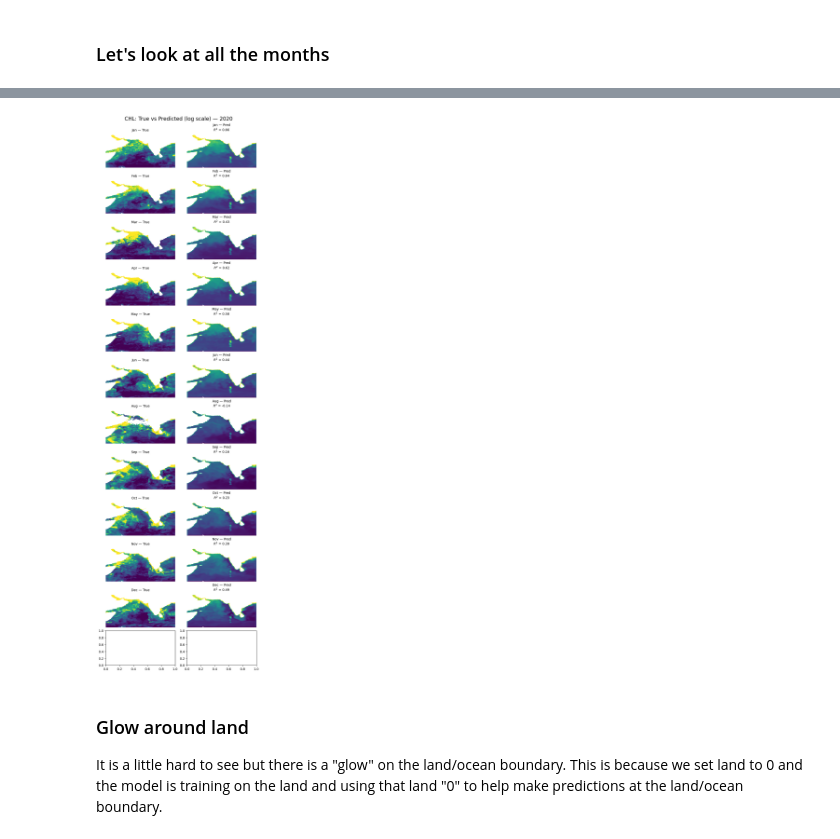
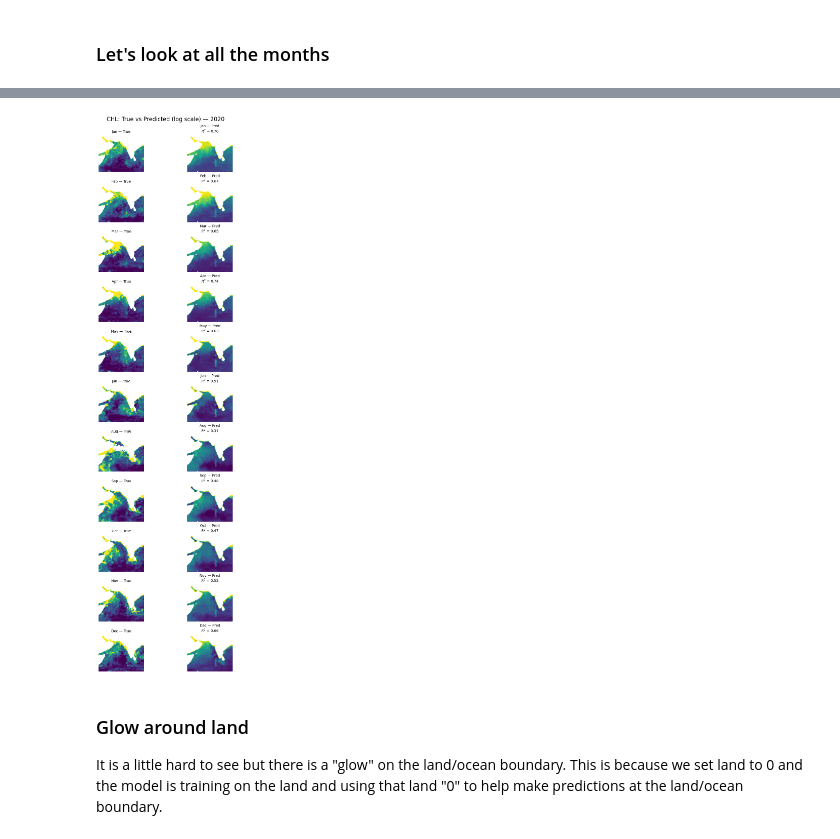
Before and after one commit to ocean-satellite-tools/mind-the-chl-gap, a Jupyter notebook: book/notebooks/CHL_prediction_CNN_Part_2c.ipynb, the cells around one changed output, grey strips where cells are left out. Drawn from its saved outputs; the diff is of its cells as text; code cells hidden in the pictures.

Commit message:
fix land mask and standardize the numerical vars

```diff
--- a/book/notebooks/CHL_prediction_CNN_Part_2c.ipynb
+++ b/book/notebooks/CHL_prediction_CNN_Part_2c.ipynb
@@ -134,9 +153,10 @@ def time_series_split(data, pred_var, split_ratio=(0.7, 0.2, 0.1)):
 # %% [markdown]
 Here we create our training and test data with 2 variables using only 2020. 70% data for training, 20% for validation and 10% for testing.
 # %%
-pred_var = ['sst', 'so', 'ocean_mask']
+num_var = ['sst', 'so']
+cat_var = ['ocean_mask']
 split_ratio = [.7, .2, .1]
-X, y, X_train, y_train, X_val, y_val, X_test, y_test = time_series_split(dataset, pred_var, split_ratio)
+X, y, X_train, y_train, X_val, y_val, X_test, y_test = time_series_split(dataset, num_var, cat_var, split_ratio)
 # %% [markdown]
 ## Create the CNN model
 # %%
@@ -380,7 +400,8 @@ monthly_dates = (
     .groupby([available_dates.year, available_dates.month])
     .min()
     .sort_values()
-)[:12]  # First 12 months
+)
+n_months = len(monthly_dates)
 
 # lat/lon info
 lat = dataset.lat.values
@@ -390,7 +411,7 @@ flip_lat = lat[0] > lat[-1]
 land_mask = ~dataset["ocean_mask"].values
 
 # Create figure and axes
-fig, axs = plt.subplots(12, 2, figsize=(7, 24), constrained_layout=True)
+fig, axs = plt.subplots(n_months, 2, figsize=(7, 2 * n_months), constrained_layout=True)
 
 for i, date in enumerate(monthly_dates):
     # Get time index
@@ -424,13 +445,15 @@ for i, date in enumerate(monthly_dates):
 
     # Plot true
     axs[i, 0].imshow(true_output, origin='lower', extent=extent,
-                     vmin=vmin, vmax=vmax, cmap='viridis', aspect='auto')
+                     vmin=vmin, vmax=vmax, cmap='viridis',
+                     aspect='equal')
     axs[i, 0].set_title(f"{date.strftime('%b')} — True", fontsize=10)
     axs[i, 0].axis('off')
 
     # Plot predicted with R²
     axs[i, 1].imshow(predicted_output, origin='lower', extent=extent,
-                     vmin=vmin, vmax=vmax, cmap='viridis', aspect='auto')
+                     vmin=vmin, vmax=vmax, cmap='viridis',
+                     aspect='equal')
     axs[i, 1].set_title(f"{date.strftime('%b')} — Pred\n$R^2$ = {r2:.2f}", fontsize=10)
     axs[i, 1].axis('off')
 
@@ -451,4 +474,4 @@ plt.show()
-[figure, old version]
+[figure, new version]
 # %% [markdown]
 ### Glow around land
 
```
Also changed, not shown: parts of 7 cells of this notebook.
